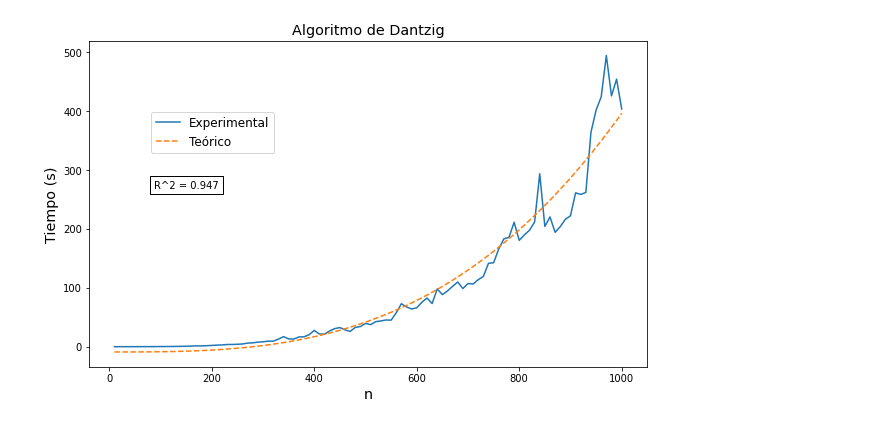
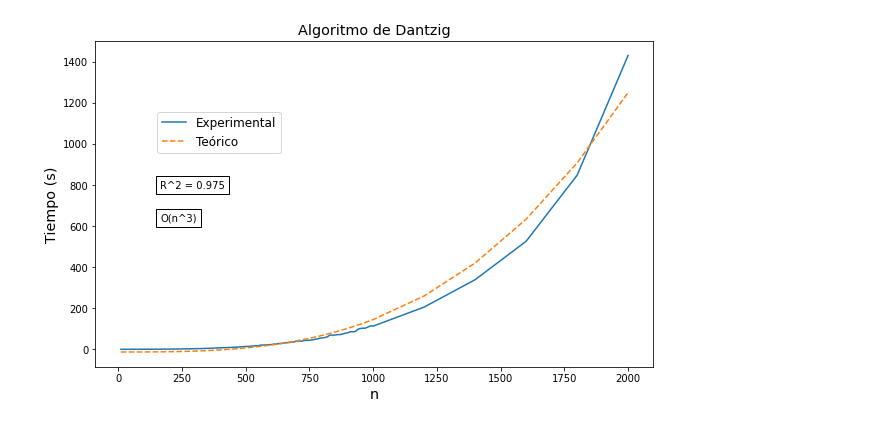
Before and after one commit to macarenaoyague/pfc-1, a Jupyter notebook: Results/Parser.ipynb, the cells around one changed output. Drawn from its saved outputs; the diff is of its cells as text; code cells hidden in the pictures.

```diff
--- a/Results/Parser.ipynb
+++ b/Results/Parser.ipynb
@@ -20,7 +20,7 @@ def get_results(filename):
             y.append(float(values[1])/1000)
     return x, y
 # %%
-def plotResults(name, x, y, y_predict):
+def plotResults(name, x, y, y_predict, notation):
     fig, ax = plt.subplots(figsize=(10, 6))
     ax.plot(x, y, label="Experimental")
     ax.plot(x, y_predict, label="Teórico", linestyle='dashed')
@@ -30,6 +30,7 @@ def plotResults(name, x, y, y_predict):
     ax.legend(loc='upper left', bbox_to_anchor=(0.1, 0.8), fontsize="large")
     txt = "R^2 = " + str(r2_score(y, y_predict))[:5]
     ax.add_artist(AnchoredText(txt, loc='upper left', bbox_to_anchor=(0.1, 0.6), bbox_transform=ax.transAxes))
+    ax.add_artist(AnchoredText(notation, loc='upper left', bbox_to_anchor=(0.1, 0.5), bbox_transform=ax.transAxes))
     plt.show()
 
 def dantzig(filename):
@@ -38,16 +39,24 @@ def dantzig(filename):
     y = np.array(y)
     parameters, other = curve_fit(lambda t,a,b: a+b*np.power(t,3),  x,  y)
     y_predict = parameters[0] + parameters[1]*np.power(x, 3)
-    plotResults("Dantzig", x, y, y_predict)
+    plotResults("Dantzig", x, y, y_predict, "O(n^3)")
 
 def spira(filename):
-    x, y = get_results("empty.txt")
+    x, y = get_results(filename)
     x = np.array(x)
     y = np.array(y)
     parameters, other = curve_fit(lambda t,a,b: a+b*np.power(t*np.log2(t),2),  x,  y)
     y_predict = parameters[0] + parameters[1]*np.power(x*np.log2(x),2)
-    plotResults("Spira", x, y, y_predict)
+    plotResults("Spira", x, y, y_predict, "O((nlogn)^2)")
+
+def moffatAndTakaoka(filename):
+    x, y = get_results(filename)
+    x = np.array(x)
+    y = np.array(y)
+    parameters, other = curve_fit(lambda t,a,b: a+b*np.power(t,2)*np.log2(t),  x,  y)
+    y_predict = parameters[0] + parameters[1]*np.power(x,2)*np.log2(x)
+    plotResults("Moffat y Takaoka", x, y, y_predict, "O(n^2 logn)")
 # %%
-dantzig("empty.txt")
+dantzig("dantzigResults.txt")
 # %% [output]
-[figure, old version]
+[figure, new version]
```
Also changed, not shown: parts of 2 cells of this notebook.
